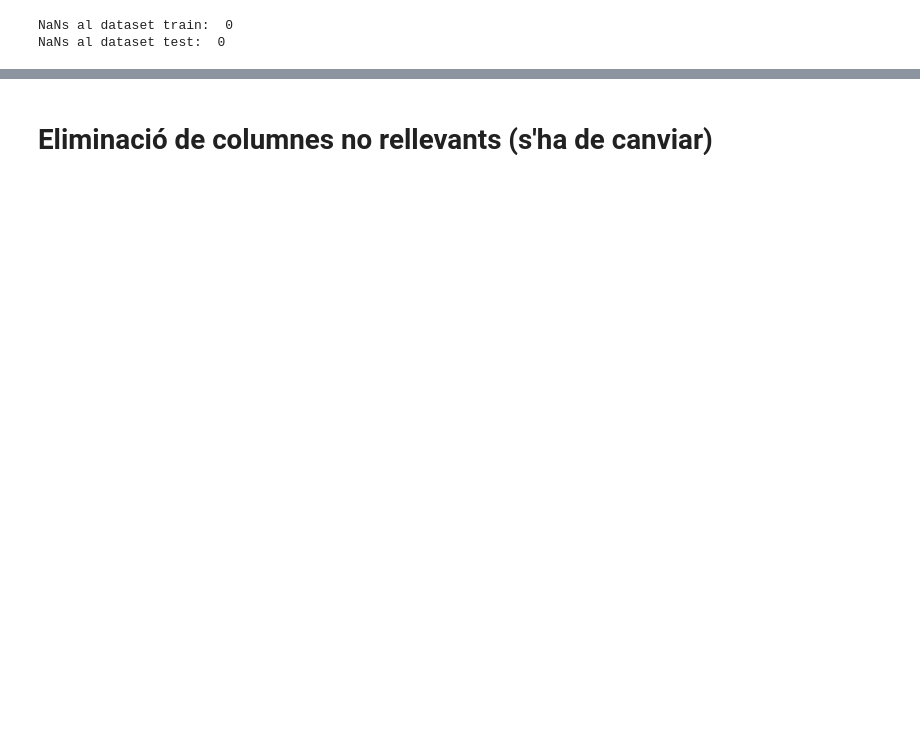
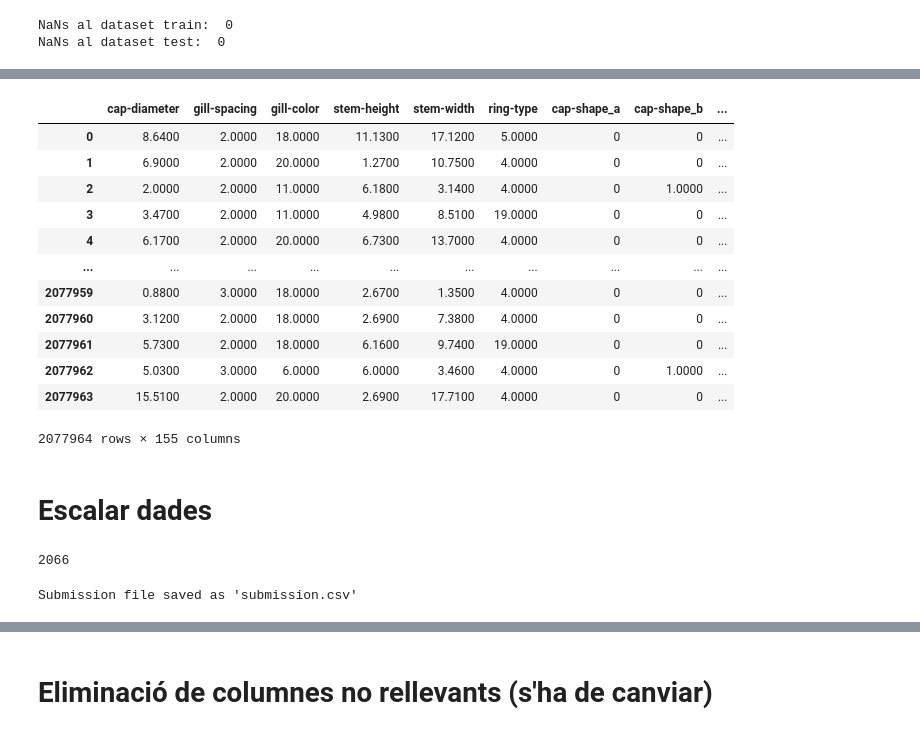
Before and after one commit to isma-fernandez/Kaggle---Mushroom-Classification, a Jupyter notebook: mushroom_nou_dataset.ipynb, the cells around one changed output, grey strips where cells are left out. Saved outputs shown, nothing was run; the diff lists cells and outputs as text; code cells hidden in the pictures; blank space fills up the shorter version.

Commit message:
Afegit catboost, cv, submission pel kaggle

```diff
--- a/mushroom_nou_dataset.ipynb
+++ b/mushroom_nou_dataset.ipynb
@@ -506,6 +524,7 @@ threshold = 80
 columnes_a_eliminar = percentatges[percentatges > threshold].index
 X_train = X_train.drop(columns=columnes_a_eliminar)
 X_test = X_test.drop(columns=columnes_a_eliminar)
+df_test = df_test.drop(columns=columnes_a_eliminar)
 
 print(X_train.shape)
 X_test.shape
@@ -520,10 +539,12 @@ for column in X_train.columns:
         moda_train = X_train[column].mode()[0]
         X_train[column].fillna(moda_train, inplace=True)
         X_test[column].fillna(moda_train, inplace=True)
+        df_test[column].fillna(moda_train, inplace=True)
     elif X_train[column].dtype == 'float64':
         mediana_train = X_train[column].median()
         X_train[column].fillna(mediana_train, inplace=True)
         X_test[column].fillna(mediana_train, inplace=True)
+        df_test[column].fillna(mediana_train, inplace=True)
 # %% [output]
 The behavior will change in pandas 3.0. This inplace method will never work because the intermediate object on which we are setting values always behaves as a copy.
 
@@ -558,20 +589,26 @@ ordinal_columns = [col for col in X_train.columns if col not in nominal_columns
 
 
 def fit_encode_nominals(df_train):
+    # Use sparse output to save memory
     encoder = OneHotEncoder(sparse_output=True, handle_unknown="ignore")
-    temp_train = encoder.fit_transform(df_train[nominal_columns])
+    temp_train = encoder.fit_transform(df_train[nominal_columns])  # Sparse matrix
 
+    # Convert sparse matrix to DataFrame with sparse format
     temp_train_df = pd.DataFrame.sparse.from_spmatrix(temp_train, columns=encoder.get_feature_names_out(nominal_columns))
 
+    # Drop nominal columns and concatenate the sparse DataFrame
     df_train_transformed = pd.concat([df_train.drop(columns=nominal_columns).reset_index(drop=True), temp_train_df], axis=1)
 
     return df_train_transformed, encoder, nominal_columns
 
 def transform_nominals(df_test, encoder, nominal_columns):
-    temp_test = encoder.transform(df_test[nominal_columns])
+    # Transform test data using the same encoder
+    temp_test = encoder.transform(df_test[nominal_columns])  # Sparse matrix
 
+    # Convert sparse matrix to DataFrame with sparse format
     temp_test_df = pd.DataFrame.sparse.from_spmatrix(temp_test, columns=encoder.get_feature_names_out(nominal_columns))
 
+    # Drop nominal columns and concatenate the sparse DataFrame
     df_test_transformed = pd.concat([df_test.drop(columns=nominal_columns).reset_index(drop=True), temp_test_df], axis=1)
 
     return df_test_transformed
@@ -581,14 +618,14 @@ def fit_encode_ordinals(df_train):
     for col in ordinal_columns:
         if col in df_train.columns:
             encoder = OrdinalEncoder(handle_unknown="use_encoded_value", unknown_value=-1)
-            df_train[col] = encoder.fit_transform(df_train[[col]]).ravel()
+            df_train[col] = encoder.fit_transform(df_train[[col]]).ravel()  # Transform column
             ordinal_encoders[col] = encoder
     return df_train, ordinal_encoders
 
 def transform_ordinals(df_test, ordinal_encoders):
     for col, encoder in ordinal_encoders.items():
         if col in df_test.columns:
-            df_test[col] = encoder.transform(df_test[[col]]).ravel()
+            df_test[col] = encoder.transform(df_test[[col]]).ravel()  # Transform column
     return df_test
 
 def fit_encode_target(y_train):
@@ -600,14 +637,31 @@ def transform_target(y_test, target_encoder):
     y_test_encoded = target_encoder.transform(y_test)
     return y_test_encoded
 
-# 1. Nominal
+# Memory-efficient encoding pipeline
+# 1. Nominal encoding
 X_train, nominal_encoder, nominal_cols = fit_encode_nominals(X_train)
 X_test = transform_nominals(X_test, nominal_encoder, nominal_cols)
-
-# 2. Ordinal
+df_test = transform_nominals(df_test, nominal_encoder, nominal_cols)
+# 2. Ordinal encoding
 X_train, ordinal_encoders = fit_encode_ordinals(X_train)
 X_test = transform_ordinals(X_test, ordinal_encoders)
-
-# 3. Target
+df_test = transform_ordinals(df_test, ordinal_encoders)
+# 3. Target encoding
 y_train, target_encoder = fit_encode_target(y_train)
 y_test = transform_target(y_test, target_encoder)
+# %%
+df_test
+# %% [output]
+|  | cap-diameter | gill-spacing | gill-color | stem-height | stem-width | ring-type | cap-shape_a | cap-shape_b | ... |
+| 0 | 8.6400 | 2.0000 | 18.0000 | 11.1300 | 17.1200 | 5.0000 | 0 | 0 | ... |
+| 1 | 6.9000 | 2.0000 | 20.0000 | 1.2700 | 10.7500 | 4.0000 | 0 | 0 | ... |
+| 2 | 2.0000 | 2.0000 | 11.0000 | 6.1800 | 3.1400 | 4.0000 | 0 | 1.0000 | ... |
+| 3 | 3.4700 | 2.0000 | 11.0000 | 4.9800 | 8.5100 | 19.0000 | 0 | 0 | ... |
+| 4 | 6.1700 | 2.0000 | 20.0000 | 6.7300 | 13.7000 | 4.0000 | 0 | 0 | ... |
+| ... | ... | ... | ... | ... | ... | ... | ... | ... | ... |
+| 2077959 | 0.8800 | 3.0000 | 18.0000 | 2.6700 | 1.3500 | 4.0000 | 0 | 0 | ... |
+| 2077960 | 3.1200 | 2.0000 | 18.0000 | 2.6900 | 7.3800 | 4.0000 | 0 | 0 | ... |
+| 2077961 | 5.7300 | 2.0000 | 18.0000 | 6.1600 | 9.7400 | 19.0000 | 0 | 0 | ... |
+| 2077962 | 5.0300 | 3.0000 | 6.0000 | 6.0000 | 3.4600 | 4.0000 | 0 | 1.0000 | ... |
+| 2077963 | 15.5100 | 2.0000 | 20.0000 | 2.6900 | 17.7100 | 4.0000 | 0 | 0 | ... |
+2077964 rows × 155 columns
@@ -613,0 +673,2 @@ y_test = transform_target(y_test, target_encoder)
+# %% [markdown]
+# Escalar dades
@@ -613,0 +695,29 @@ y_test = transform_target(y_test, target_encoder)
+# %%
+model = XGBClassifier(
+        tree_method="hist",  # Enables GPU acceleration
+        eval_metric="logloss",    # Common evaluation metric
+        device = "cuda"
+)
+
+    # Fit the model
+model.fit(X_train, y_train)
+predictions = model.predict(df_test)
+#score = accuracy_score(y_test, predictions)
+#print(f"Accuracy Score: {score}")
+gc.collect()
+# %% [output]
+2066
+# %%
+mapping = {0: 'p', 1: 'e'}  # Replace with the correct mapping if needed
+mapped_predictions = pd.Series(predictions).replace(mapping).values
+
+submission = pd.DataFrame({
+    'id': df_test_ids,
+    'class': mapped_predictions
+})
+
+# Save to CSV
+submission.to_csv('submission.csv', index=False)
+print("Submission file saved as 'submission.csv'")
+# %% [output]
+Submission file saved as 'submission.csv'
```
Also changed, not shown: parts of 38 cells of this notebook, 1 other file.
